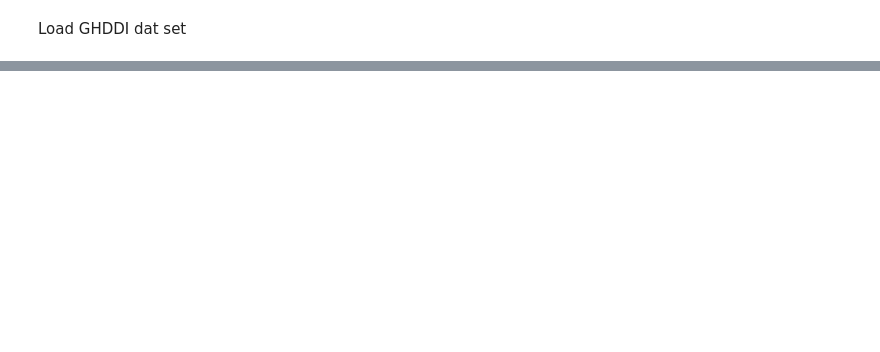
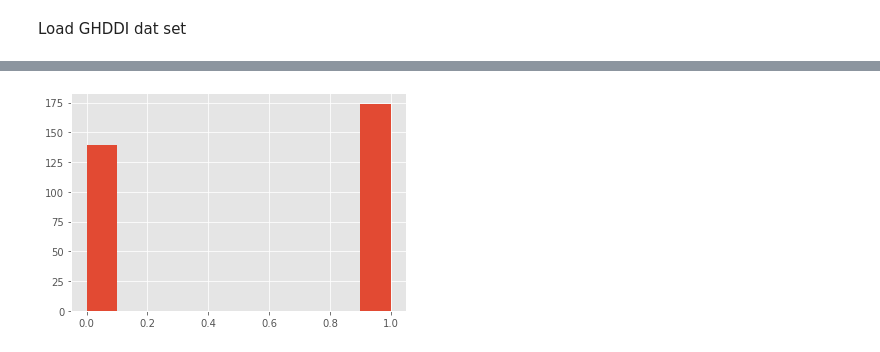
Before and after one commit to danielSoler93/drug_learning, a Jupyter notebook: drug_learning/2D/dataset_sars2.ipynb, the cells around one changed output, grey strips where cells are left out. Cells and saved outputs as stored; diff of their text form; code cells hidden in the pictures; blank space fills up the shorter version.

```diff
--- a/drug_learning/2D/dataset_sars2.ipynb
+++ b/drug_learning/2D/dataset_sars2.ipynb
@@ -214,2 +243,11 @@ data_GHDDI
-# %%
-data_GHDDI = data_GHDDI.dropna(subset=[activity_col])
+# %%
+def filter_duplicates(data, col_id, col_structure):
+    dup = data.duplicated(subset=[col_id, col_structure], keep=False)
+    to_remove = []
+    for id_val in data[dup][col_id].unique():
+        dup_data = data[data[col_id] == id_val]
+        if len(set(dup_data["Is_active"])) != 1:
+            to_remove.append(id_val)
+    rm_masks = data[col_id].isin(to_remove)
+    data = data[~rm_masks]
+    return data, rm_masks
@@ -216,3 +262,8 @@ data_GHDDI = data_GHDDI.dropna(subset=[activity_col])
+# %%
+active = joined_sets["Is_active"]
+plt.hist(active, bins=10);
+# %% [output]
+[figure, added]
 # %%
 def print_metrics(predicted_values, target_values):
     tn, fp, fn, tp = confusion_matrix(target_values, predicted_values >= 0.5).ravel()
```
Also changed, not shown: parts of 25 cells of this notebook, 1 other file.
